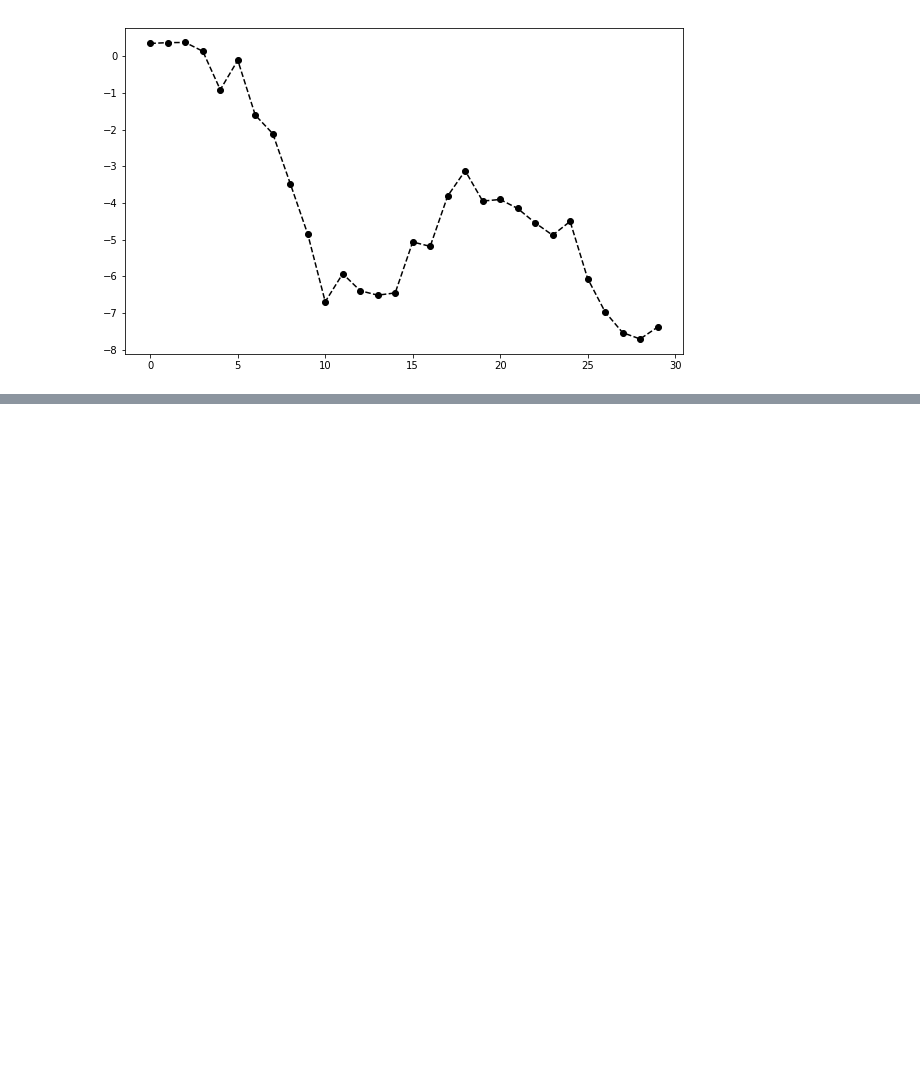
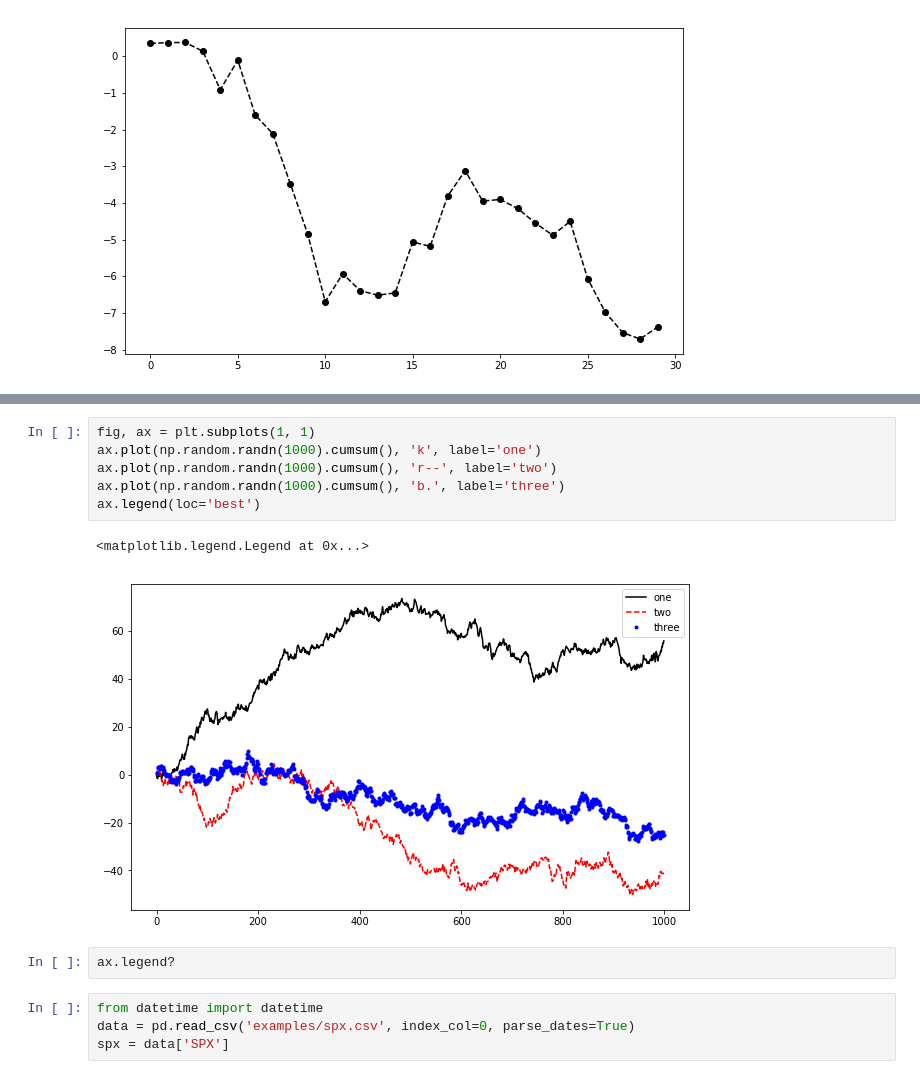
Before and after one commit to csuustc/pydata-book, a Jupyter notebook: Untitled.ipynb, the cells around one changed output, grey strips where cells are left out. Drawn from its saved outputs; the diff is of its cells as text; blank space fills up the shorter version.

```diff
--- a/Untitled.ipynb
+++ b/Untitled.ipynb
@@ -65,0 +80,15 @@ plt.plot?
+# %%
+fig, ax = plt.subplots(1, 1)
+ax.plot(np.random.randn(1000).cumsum(), 'k', label='one')
+ax.plot(np.random.randn(1000).cumsum(), 'r--', label='two')
+ax.plot(np.random.randn(1000).cumsum(), 'b.', label='three')
+ax.legend(loc='best')
+# %% [output]
+<matplotlib.legend.Legend at 0x...>
+[figure, added]
+# %%
+ax.legend?
+# %%
+from datetime import datetime
+data = pd.read_csv('examples/spx.csv', index_col=0, parse_dates=True)
+spx = data['SPX']
```
Also changed, not shown: parts of 6 cells of this notebook, 1 other file.
